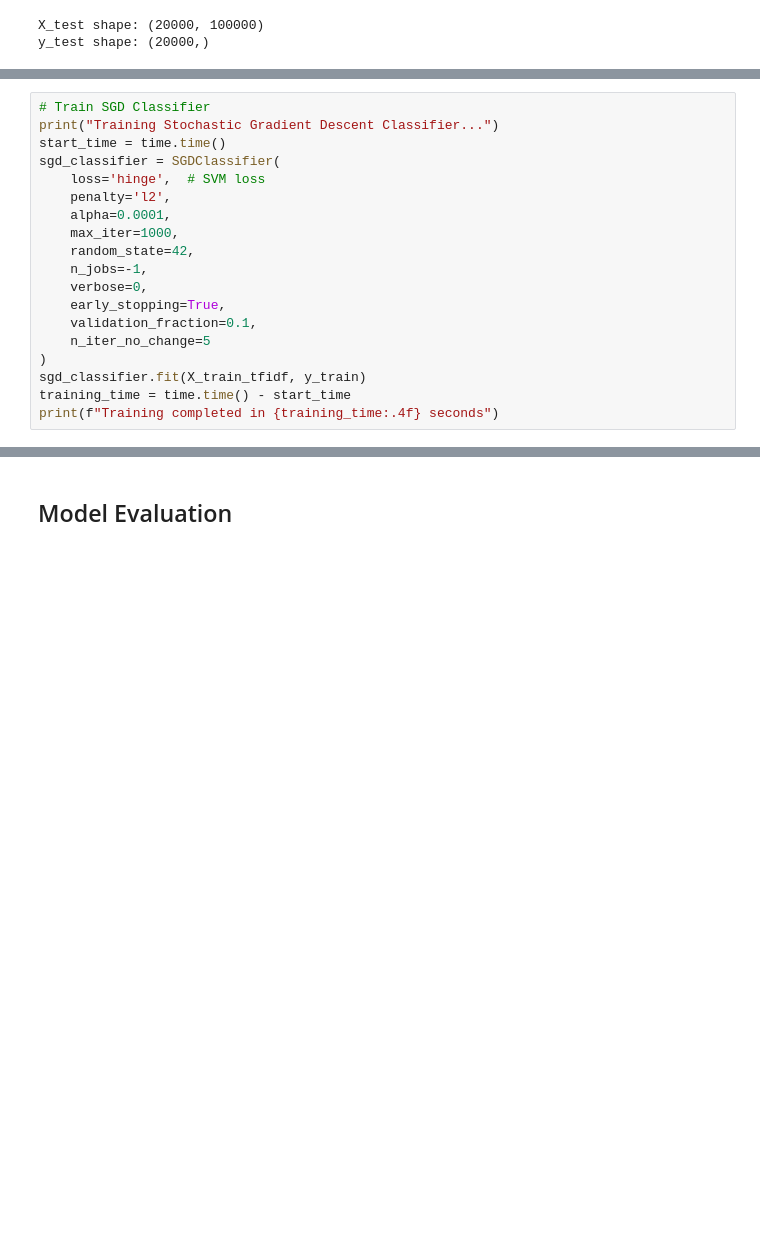
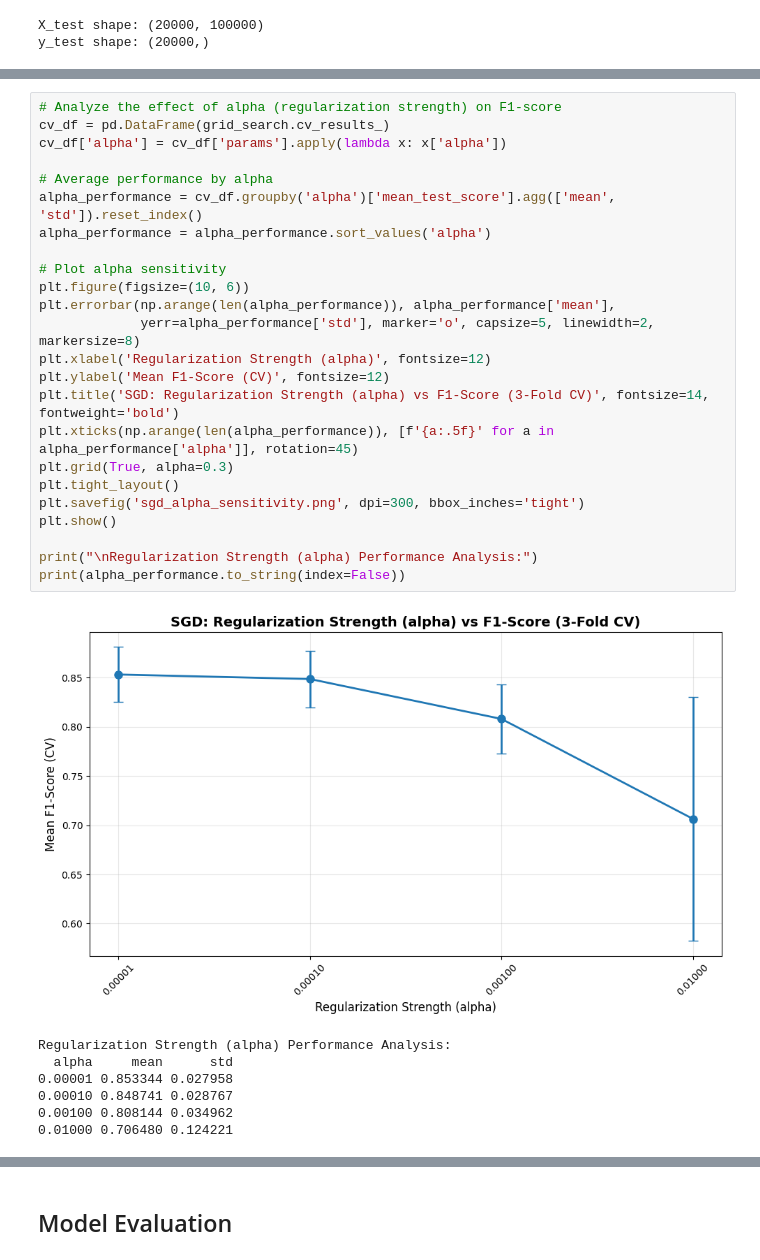
Before and after one commit to elsayedelmandoh/sentiment-sleuth, a Jupyter notebook: notebooks/11_stochastic_gradient_descent.ipynb, the cells around one changed output, grey strips where cells are left out. Saved outputs shown, nothing was run; the diff lists cells and outputs as text; blank space fills up the shorter version.

```diff
--- a/notebooks/11_stochastic_gradient_descent.ipynb
+++ b/notebooks/11_stochastic_gradient_descent.ipynb
@@ -69,19 +66,0 @@ y_test shape: (20000,)
-# %%
-# Train SGD Classifier
-print("Training Stochastic Gradient Descent Classifier...")
-start_time = time.time()
-sgd_classifier = SGDClassifier(
-    loss='hinge',  # SVM loss
-    penalty='l2',
-    alpha=0.0001,
-    max_iter=1000,
-    random_state=42,
-    n_jobs=-1,
-    verbose=0,
-    early_stopping=True,
-    validation_fraction=0.1,
-    n_iter_no_change=5
-)
-sgd_classifier.fit(X_train_tfidf, y_train)
-training_time = time.time() - start_time
-print(f"Training completed in {training_time:.4f} seconds")
@@ -92,0 +150,32 @@ Training completed in 0.6197 seconds
+# %%
+# Analyze the effect of alpha (regularization strength) on F1-score
+cv_df = pd.DataFrame(grid_search.cv_results_)
+cv_df['alpha'] = cv_df['params'].apply(lambda x: x['alpha'])
+
+# Average performance by alpha
+alpha_performance = cv_df.groupby('alpha')['mean_test_score'].agg(['mean', 'std']).reset_index()
+alpha_performance = alpha_performance.sort_values('alpha')
+
+# Plot alpha sensitivity
+plt.figure(figsize=(10, 6))
+plt.errorbar(np.arange(len(alpha_performance)), alpha_performance['mean'],
+             yerr=alpha_performance['std'], marker='o', capsize=5, linewidth=2, markersize=8)
+plt.xlabel('Regularization Strength (alpha)', fontsize=12)
+plt.ylabel('Mean F1-Score (CV)', fontsize=12)
+plt.title('SGD: Regularization Strength (alpha) vs F1-Score (3-Fold CV)', fontsize=14, fontweight='bold')
+plt.xticks(np.arange(len(alpha_performance)), [f'{a:.5f}' for a in alpha_performance['alpha']], rotation=45)
+plt.grid(True, alpha=0.3)
+plt.tight_layout()
+plt.savefig('sgd_alpha_sensitivity.png', dpi=300, bbox_inches='tight')
+plt.show()
+
+print("\nRegularization Strength (alpha) Performance Analysis:")
+print(alpha_performance.to_string(index=False))
+# %% [output]
+[figure, added]
+Regularization Strength (alpha) Performance Analysis:
+  alpha     mean      std
+0.00001 0.853344 0.027958
+0.00010 0.848741 0.028767
+0.00100 0.808144 0.034962
+0.01000 0.706480 0.124221
```
Also changed, not shown: parts of 18 cells of this notebook, 6 other files.
